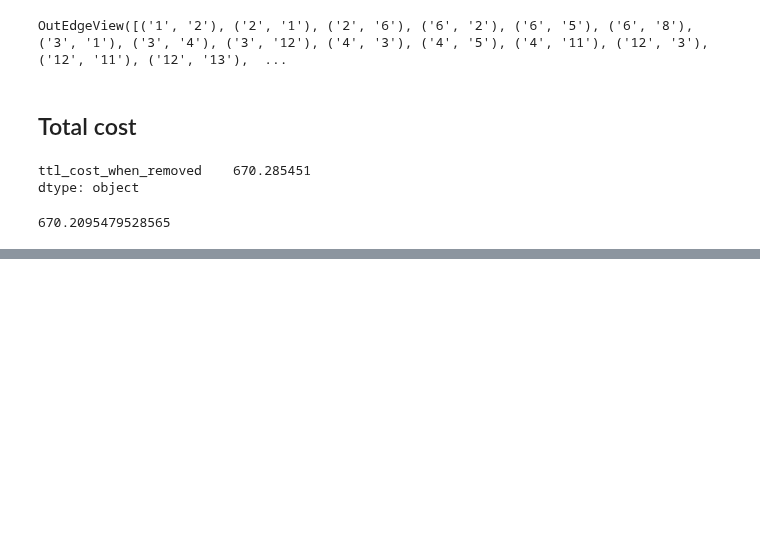
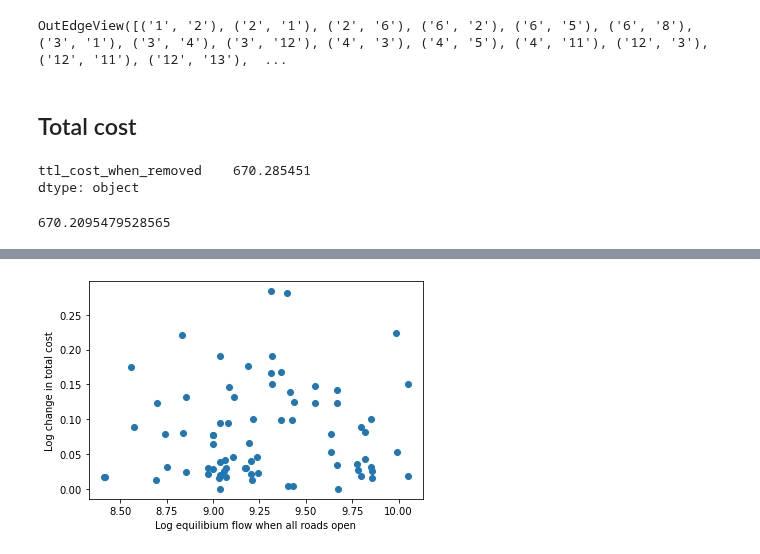
Before and after one commit to BenSeimon/Networks_Term_Paper, a Jupyter notebook: Code/Python/working_multiple_eq_flow/results/results_Ben.ipynb, the cells around one changed output, grey strips where cells are left out. Cells and saved outputs as stored; diff of their text form; code cells hidden in the pictures; blank space fills up the shorter version.

```diff
--- a/Code/Python/working_multiple_eq_flow/results/results_Ben.ipynb
+++ b/Code/Python/working_multiple_eq_flow/results/results_Ben.ipynb
@@ -413,3 +257,0 @@ plt.show()
-# %%
-SiouxFalls_dict['SiouxFalls']['csv']['init node'] = SiouxFalls_dict['SiouxFalls']['csv']['init node'].astype(str)
-SiouxFalls_dict['SiouxFalls']['csv']['term node'] = SiouxFalls_dict['SiouxFalls']['csv']['term node'].astype(str)
@@ -418,0 +422,7 @@ test.merge(results_df, how = 'left', on = ['init node', 'term node'])['eq flow']
+# %%
+plt.scatter(sfalls_reg_df['log_eq_flow'],sfalls_reg_df['ttl_cwr_log_change'])
+plt.xlabel('Log equilibium flow when all roads open')
+plt.ylabel('Log change in total cost')
+plt.show()
+# %% [output]
+[figure, added]
```
Also changed, not shown: parts of 24 cells of this notebook.
